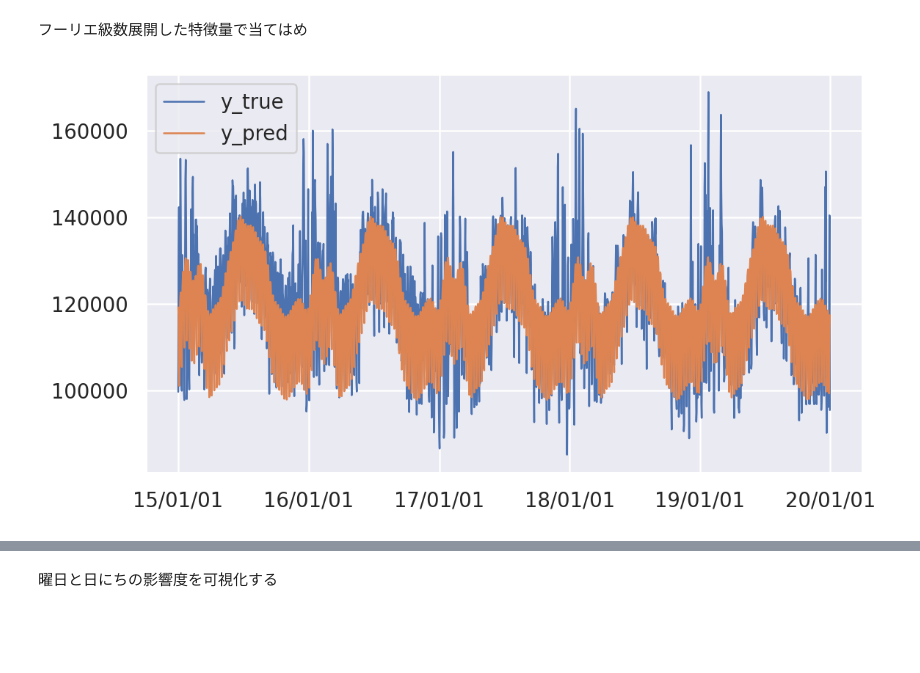
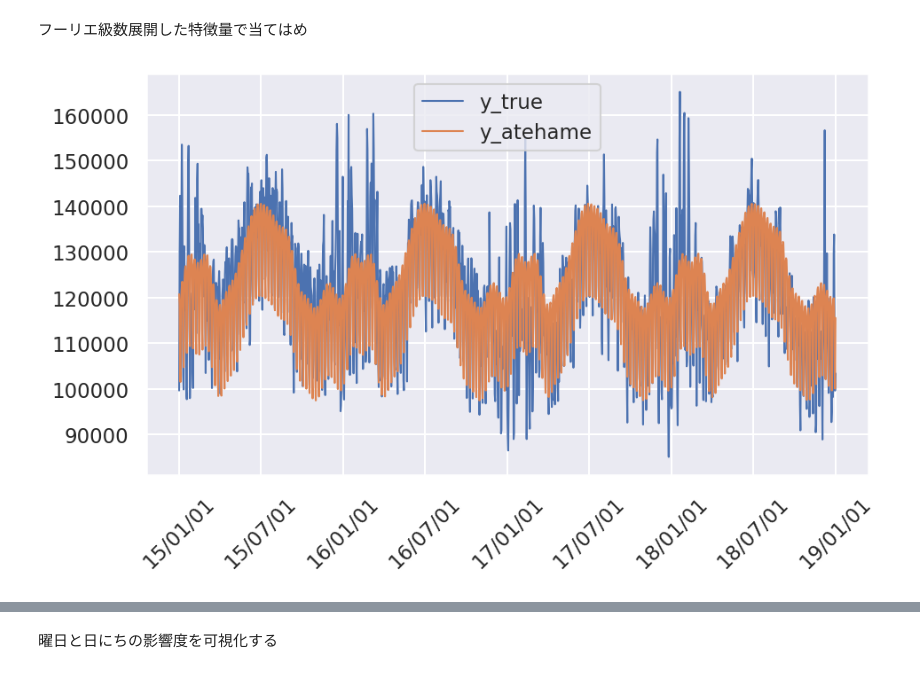
Before and after one commit to kosekitau/TimeSeries, a Jupyter notebook: notebook/WeeklySinCon_and_YearlySInCos.ipynb, the cells around one changed output, grey strips where cells are left out. Cells and saved outputs as stored; diff of their text form; code cells hidden in the pictures; blank space fills up the shorter version.

```diff
--- a/notebook/WeeklySinCon_and_YearlySInCos.ipynb
+++ b/notebook/WeeklySinCon_and_YearlySInCos.ipynb
@@ -50,16 +52,18 @@ plt.close()
 # %%
 # データ作り
 # 時刻tの成分を sin(2π * order_num * t / 7)で表すイメージ
-y = df["demand"]
+y = df["demand"].loc[:"2019-12-31"]
 index = y.index
 
+# 1週間でorder周する波形まで作る
 fourier_week = CalendarFourier(freq="W", order=3)
+# 特徴量作成
 dp_week = DeterministicProcess(
     index=y.index,
     additional_terms=[fourier_week]
 )
 X_week = dp_week.in_sample()
-X_week.head()
+X_week.head(10)
 # %% [output]
 |  | sin(1,freq=W-SUN) | cos(1,freq=W-SUN) | sin(2,freq=W-SUN) | cos(2,freq=W-SUN) | sin(3,freq=W-SUN) | ... |
 | date |  |  |  |  |  | ... |
@@ -147,22 +158,23 @@ X.head()
 # %% [markdown]
 フーリエ級数展開した特徴量で当てはめ
 # %%
-y = df["demand"]
+# 周期成分だけで予測
+y_train = df.loc["2015-01-01" : "2018-12-31"]["demand"]
+X_train = X.loc["2015-01-01" : "2018-12-31"]
+model = LinearRegression(fit_intercept=False)
+model.fit(X_train, y_train)
+y_pred = model.predict(X_train)
 
-# 周期成分だけで予測
-model = LinearRegression(fit_intercept=False)
-model.fit(X, y)
-y_pred = model.predict(X)
+fig = plt.figure(figsize=(7, 4), dpi=150)
+ax =fig.add_subplot(111)
+index = y_train.index
 
-fig = plt.figure(figsize=(7, 4), dpi=180)
-ax =fig.add_subplot(111)
-index = y.index
-
-ax.plot(index, y, linewidth=1.0, label="y_true")
-ax.plot(index, y_pred, linewidth=1.0, label="y_pred")
+ax.plot(index, y_train, linewidth=1.0, label="y_true")
+ax.plot(index, y_pred, linewidth=1.0, label="y_atehame")
 ax.xaxis.set_major_formatter(DateFormatter("%y/%m/%d"))
+plt.xticks(rotation=45)
 plt.legend()
 plt.show()
 plt.close()
 # %% [output]
-[figure, old version]
+[figure, new version]
```
Also changed, not shown: parts of 14 cells of this notebook.
